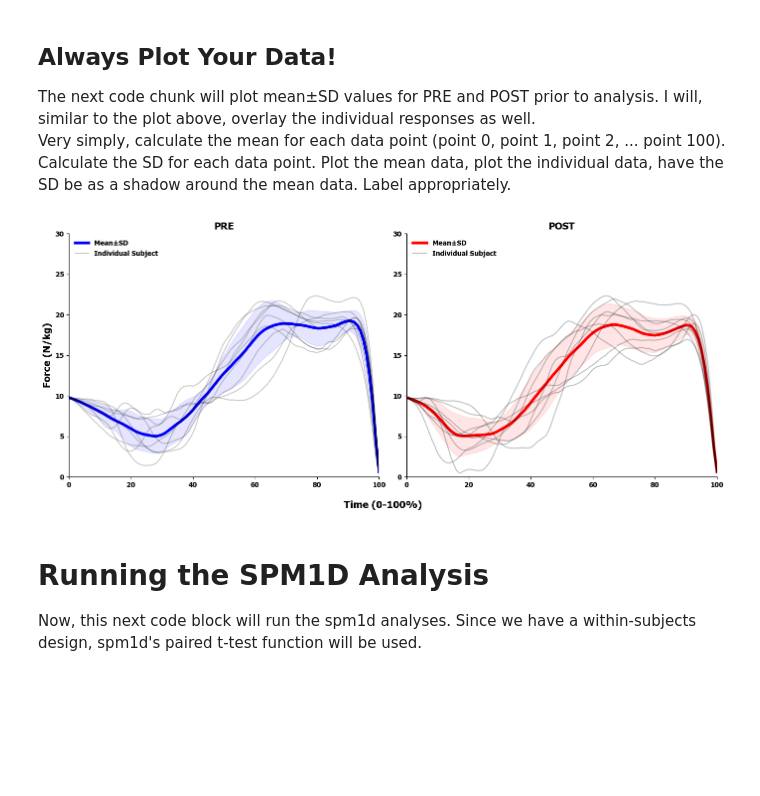
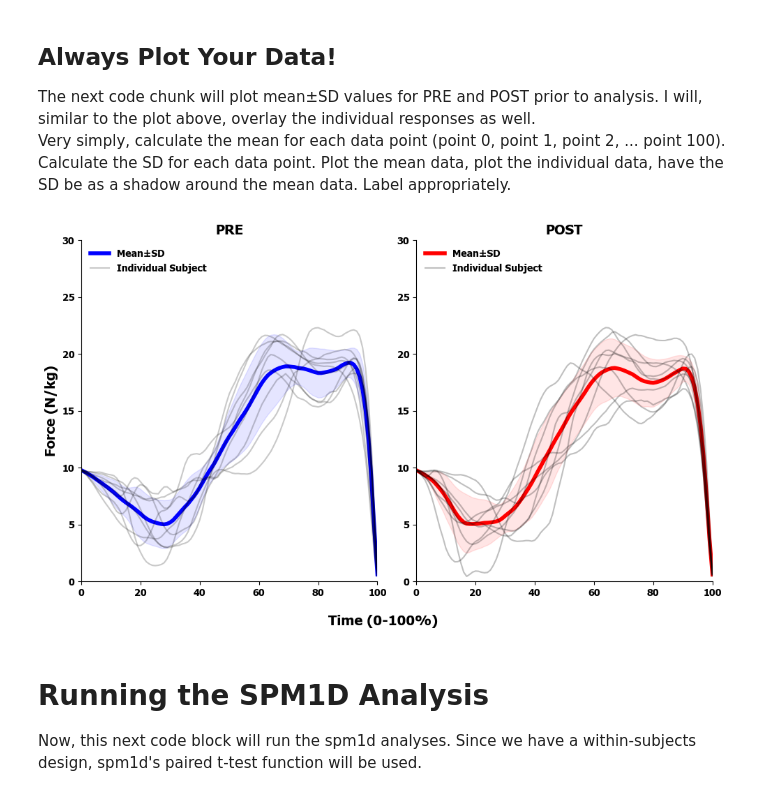
Before and after one commit to cjcleary/ClearyResearch, a Jupyter notebook: Misc/Cleary SPM1D CMJ.ipynb, the cells around one changed output. Cells and saved outputs as stored; diff of their text form; code cells hidden in the pictures; blank space fills up the shorter version.

```diff
--- a/Misc/Cleary SPM1D CMJ.ipynb
+++ b/Misc/Cleary SPM1D CMJ.ipynb
@@ -119,14 +122,14 @@ def read_and_crop_and_interpolate_cmj(file_path):
 For sanity's check as well, we will be creating a Spaghetti plot of all the arrays in the loop.
 # %%
 # preallocate a panda's dataframe to store the data in
-data_to_save = pd.DataFrame()
+output_data = pd.DataFrame()
 
 # initalize a plot
 plt.figure(figsize = (10, 6))
 
-# for loop
 for file_name in files_to_read:
-    file_path_of_choice = os.path.join(dir_to_read, file_name) # get the full file path by joining the directory we selected with the filename
+    # get the full file path by joining the directory we selected with the filename
+    file_path_of_choice = os.path.join(dir_to_read, file_name)
 
     # apply the function
     cleaned_and_interpolated_data = read_and_crop_and_interpolate_cmj(file_path=file_path_of_choice)
@@ -135,7 +138,7 @@ for file_name in files_to_read:
     base_file_name = file_name[:-4]
 
     # append the dataframe with the values we just generated...
-    data_to_save[base_file_name] = cleaned_and_interpolated_data
+    output_data[base_file_name] = cleaned_and_interpolated_data
 
     # plot the data for sanity checks. always.
     plt.plot(cleaned_and_interpolated_data, label = base_file_name)
@@ -159,8 +162,8 @@ There is one (009-POST) that does not look like it had the best unweighing phase
 <li> Then transpose the dataframes into a J x Q matrix (subjects [rows] X nodes/points per trial [columns])
 <li> Lastly, transfer the dataframe into an array for ease.
 # %%
-post_df = data_to_save.loc[:, data_to_save.columns.str.contains('POST')]
-pre_df = data_to_save.loc[:, data_to_save.columns.str.contains('PRE')]
+post_df = output_data.loc[:, output_data.columns.str.contains('POST')]
+pre_df = output_data.loc[:, output_data.columns.str.contains('PRE')]
 
 post_transpose = post_df.T
 pre_transpose = pre_df.T
@@ -186,40 +189,42 @@ post_sd = post_ft.std(axis = 0)
 x_vals = np.arange(101)
 
 # initialize plot
-fig, axes = plt.subplots(1, 2, figsize=(14, 10)) # call plot subplots
+fig, axes = plt.subplots(1, 2, figsize=(10, 6)) # call plot subplots
 
 # on axis 0 = PRE
-axes[0].plot(x_vals, pre_mean, color='blue', linewidth=4, label = 'Mean±SD') # first plot, pre values with the mean data
+axes[0].plot(x_vals, pre_mean, color='blue', linewidth=4, label = 'Mean±SD')
 # for loop to overlay the individaul responses
 for i, data_to_plot in enumerate(pre_ft):
-    label = 'Individual Subject' if i == 0 else None # brute force way to add a legend depicting what the lines mean, just assigning the label for only the first subject.
+    label = 'Individual Subject' if i == 0 else None
+    # brute force way to add
+    # a legend depicting what the lines mean, just assigning the label for only the first subject.
     axes[0].plot(x_vals, data_to_plot, color = 'black', alpha = 0.21, label = label)
 axes[0].fill_between(x_vals, pre_mean - pre_sd, pre_mean + pre_sd, color='blue', alpha=0.1)
 axes[0].set_xlim(0, 100)
 axes[0].set_ylim(0, 30)
 axes[0].set_ylabel('Force (N/kg)')
 axes[0].set_title('PRE')
 axes[0].legend(frameon = False, loc = 'upper left')
 
 # on axis 1 = POST
 axes[1].plot(x_vals, post_mean, color='red', linewidth=4, label = 'Mean±SD')
 # for loop again
 for i, data_to_plot in enumerate(post_ft):
     label = 'Individual Subject' if i == 0 else None
     axes[1].plot(x_vals, data_to_plot, color = 'black', alpha = 0.25, label = label)
 axes[1].fill_between(x_vals, post_mean - post_sd, post_mean + post_sd, color='red', alpha=0.1)
 axes[1].set_xlim(0, 100)
 axes[1].set_ylim(0, 30)
 axes[1].set_title('POST')
 
 axes[1].legend(frameon = False, loc = 'upper left')
 
 # add a shared x-axis title
 fig.supxlabel('Time (0-100%)', fontsize='x-large', fontweight='bold')
 
-plt.tight_layout()
+plt.tight_layout();
 # %% [output]
-[figure, old version]
+[figure, new version]
 # %% [markdown]
 # <b> Running the SPM1D Analysis </b>
 Now, this next code block will run the spm1d analyses. Since we have a within-subjects design, spm1d's paired t-test function will be used.
```
Also changed, not shown: parts of 3 cells of this notebook, 17 other files.
